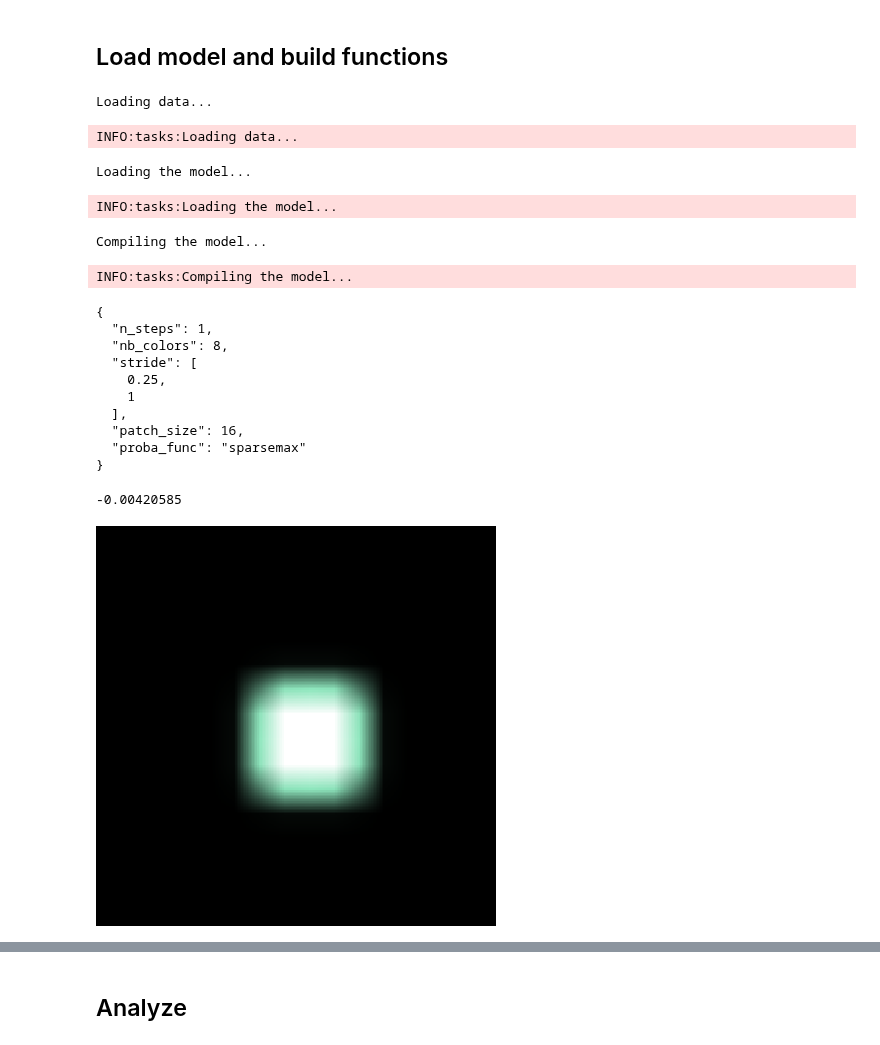
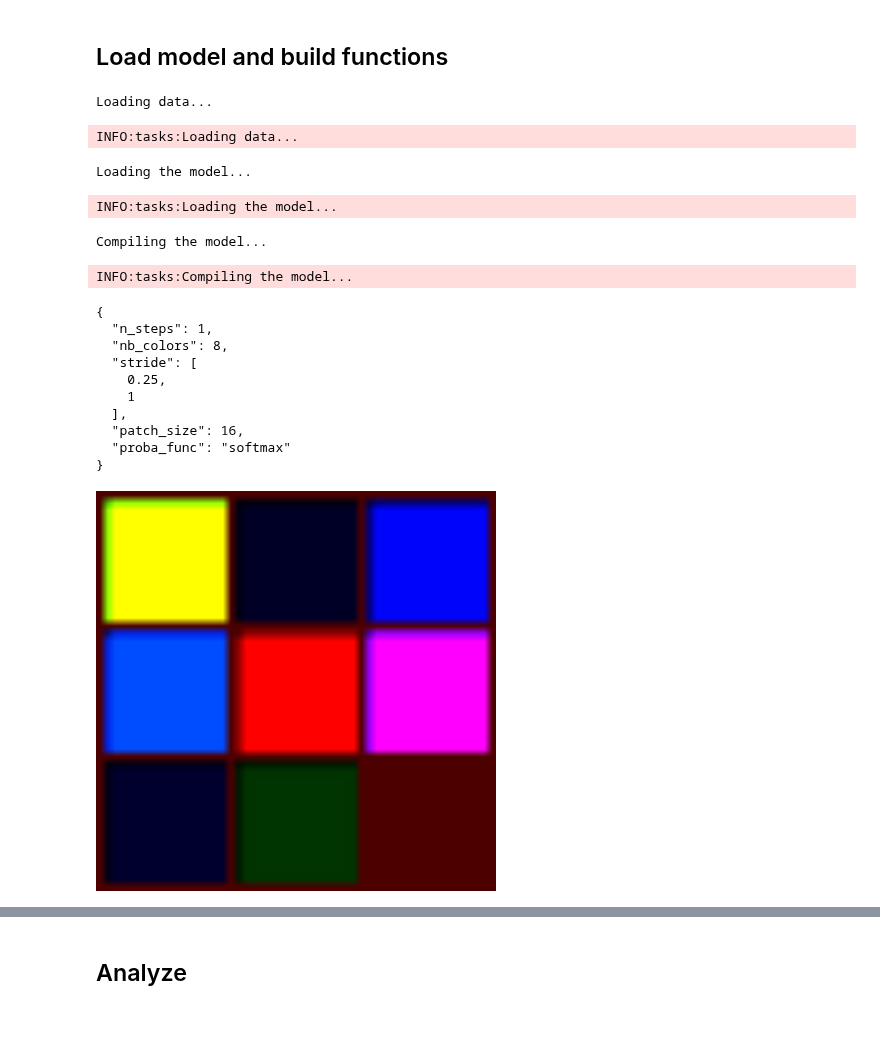
Before and after one commit to mehdidc/feature_generation, a Jupyter notebook: ipynb/brushstroke.ipynb, the cells around one changed output, grey strips where cells are left out. Cells and saved outputs as stored; diff of their text form; code cells hidden in the pictures.

```diff
--- a/ipynb/brushstroke.ipynb
+++ b/ipynb/brushstroke.ipynb
@@ -70,7 +70,7 @@ sparsemax = theano.function([m], sparsemax_theano(m))
 # %% [markdown]
 ## Load model and build functions
 # %%
-model, data, layers = load_model("../training/brush/unit_tests/005/model.pkl")
+model, data, layers = load_model("../training/brush/unit_tests/004/model.pkl")
 w, h = layers['output'].output_shape[2:]
 print(json.dumps(model.hypers['model_params'], indent=2))
 # %% [output]
@@ -88,7 +88,7 @@ INFO:tasks:Compiling the model...
     1
   ],
   "patch_size": 16,
-  "proba_func": "sparsemax"
+  "proba_func": "softmax"
 }
 # %%
 nb_parallel = model.hypers['model_params'].get('parallel', 1)
@@ -145,19 +145,18 @@ X = model.preprocess(data.X[0:10*10])
 # %%
 np.set_printoptions(formatter={'float': lambda x:'{:.4f}'.format(x)})
 # %%
-code = np.zeros((1, 1, layers['coord'].output_shape[2]  ))
+code = np.zeros((len(layers['brush'].colors_.get_value()), 1, layers['coord'].output_shape[2]  ))
 code = code.astype(np.float32)
 code[:, :, 0] = 0
 code[:, :, 1] = 0
-code[:, :, 2] = 10
-code[:, :, 4] = 10
-code[:, :, 6] = 10
+code[:, :, 3] = 1000
+code[:, :, 5] = 1000
+C = np.arange(len(code))
+code[C, :, C+6] = 100
 img = code2img(code)
-print(img[0, 0, 0, 0])
-img = disp_grid(img, normalize=False)
+img = disp_grid(img, normalize=False, border=1, bordercolor=(0.3,0,0))
 img = np.clip(img, 0, 1)
 imsave('imgs/colors.png', img)
 Image('imgs/colors.png', width=400, height=400)
 # %% [output]
--0.00420585
-[figure, old version]
+[figure, new version]
```
Also changed, not shown: parts of 9 cells of this notebook, 3 other files.
